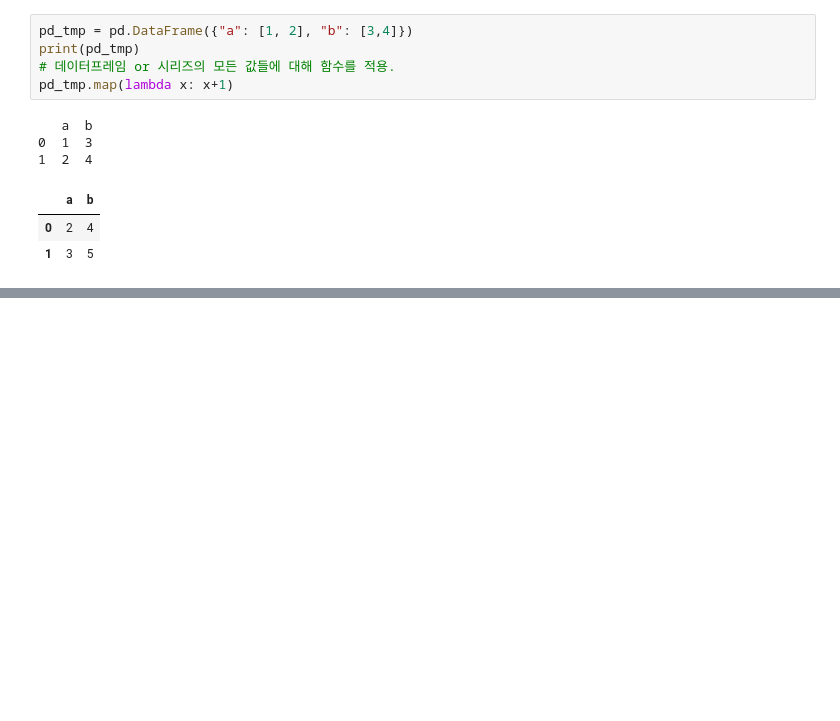
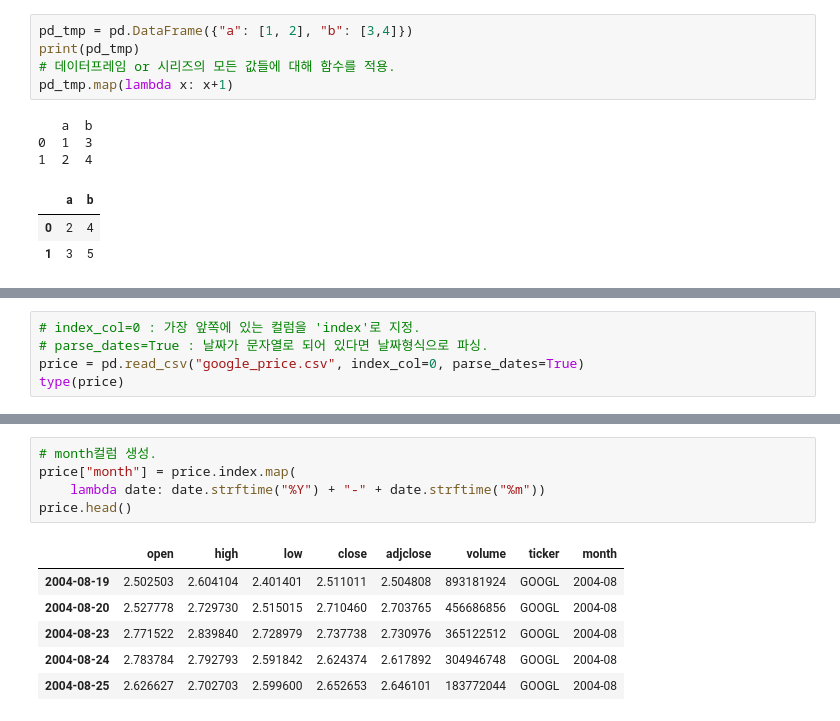
Before and after one commit to hajju0617/Data-Analysis-Study, a Jupyter notebook: pandas_numpy_data_processing.ipynb, the cells around one changed output, grey strips where cells are left out. Cells and saved outputs as stored; diff of their text form; blank space fills up the shorter version.

```diff
--- a/pandas_numpy_data_processing.ipynb
+++ b/pandas_numpy_data_processing.ipynb
@@ -330,0 +335,5 @@ pd_tmp.map(lambda x: x+1)
+# %%
+# index_col=0 : 가장 앞쪽에 있는 컬럼을 'index'로 지정.
+# parse_dates=True : 날짜가 문자열로 되어 있다면 날짜형식으로 파싱.
+price = pd.read_csv("google_price.csv", index_col=0, parse_dates=True)
+type(price)
@@ -330,0 +374,12 @@ pd_tmp.map(lambda x: x+1)
+# %%
+# month컬럼 생성.
+price["month"] = price.index.map(
+    lambda date: date.strftime("%Y") + "-" + date.strftime("%m"))
+price.head()
+# %% [output]
+|  | open | high | low | close | adjclose | volume | ticker | month |
+| 2004-08-19 | 2.502503 | 2.604104 | 2.401401 | 2.511011 | 2.504808 | 893181924 | GOOGL | 2004-08 |
+| 2004-08-20 | 2.527778 | 2.729730 | 2.515015 | 2.710460 | 2.703765 | 456686856 | GOOGL | 2004-08 |
+| 2004-08-23 | 2.771522 | 2.839840 | 2.728979 | 2.737738 | 2.730976 | 365122512 | GOOGL | 2004-08 |
+| 2004-08-24 | 2.783784 | 2.792793 | 2.591842 | 2.624374 | 2.617892 | 304946748 | GOOGL | 2004-08 |
+| 2004-08-25 | 2.626627 | 2.702703 | 2.599600 | 2.652653 | 2.646101 | 183772044 | GOOGL | 2004-08 |
```
Also changed, not shown: parts of 12 cells of this notebook.
